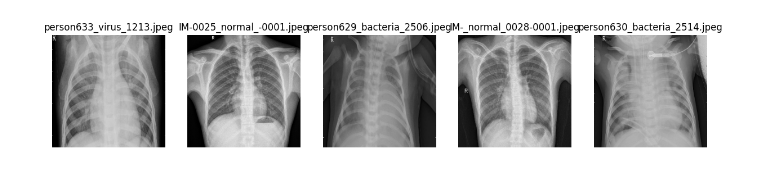
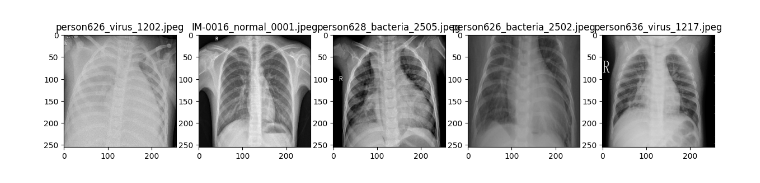
Before and after one commit to zaferemre/radiaoimaging-disease-detection, a Jupyter notebook: main.ipynb, the cells around one changed output. Drawn from its saved outputs; the diff is of its cells as text; code cells hidden in the pictures.

```diff
--- a/main.ipynb
+++ b/main.ipynb
@@ -12,7 +12,7 @@ import matplotlib.pyplot as plt
 import os
 
 # Define the directory with images
-image_dir = "/Users/zafercalisir/Desktop/GradProj/radiaoimaging-disease-detection/datasets/pneuomonie/test"
+image_dir = "datasets/pneuomonie/test"
 
 # Get a dataset of file paths
 file_paths = tf.data.Dataset.list_files(image_dir + "/*.jpeg")  # Adjust file extension as needed
@@ -36,7 +36,7 @@ for i, (image, file_path) in enumerate(image_dataset):
     plt.imshow(image.numpy().astype("uint8"))  # Convert to uint8 for display
     filename = os.path.basename(file_path.numpy().decode("utf-8"))  # Extract filename from path
     plt.title(filename)  # Use filename as the title
-    plt.axis("off")
+
 
 plt.show()
 # %% [output]
@@ -44 +43 @@ plt.show()
-[figure, old version]
+[figure, new version]
```
Also changed, not shown: parts of 1 cell of this notebook.
